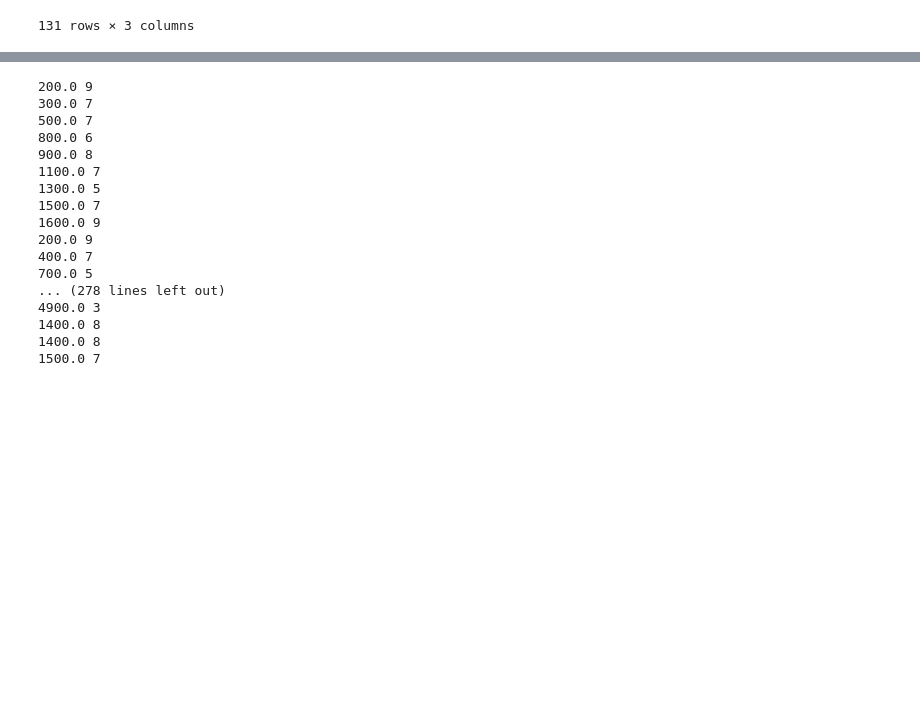
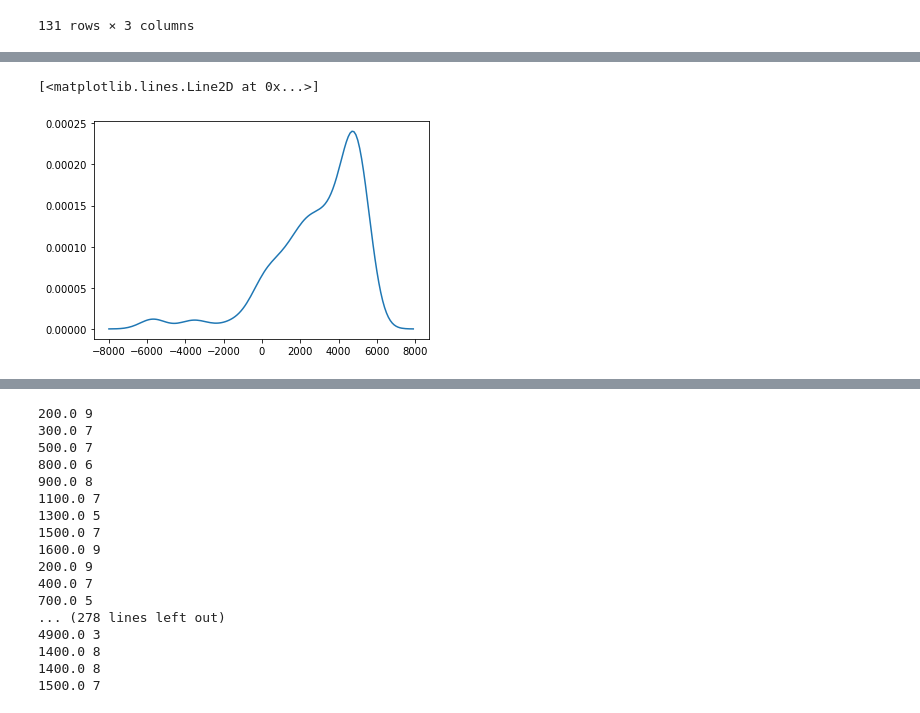
Before and after one commit to TobiasW1891/CSH_Project, a Jupyter notebook: Relationship to Previous Polity.ipynb, the cells around one changed output, grey strips where cells are left out. Saved outputs shown, nothing was run; the diff lists cells and outputs as text; code cells hidden in the pictures; blank space fills up the shorter version.

```diff
--- a/Relationship to Previous Polity.ipynb
+++ b/Relationship to Previous Polity.ipynb
@@ -438,0 +471,14 @@ Changes_FrequencyTable
+# %%
+def FT_to_Hist(df, Scale = 1):
+    # Takes a frequency table
+    # Scales the frequencies with Scale
+    # takes the Gaussian floor function
+    # and turns the frequency table into a list of events, e.g.
+    # A with Frequency 2 and Scaling 2 is turned into [A, A, A, A]
+    NP = df.to_numpy()
+    Output = list()
+    for i in range(df.shape[0]): # go through all lines
+        freq = int(NP[i,1] * Scale)
+        for j in range(freq): # append as often to the list as "Frequency * Scale"
+            Output.append(NP[i,0])
+    return(Output)
@@ -438,0 +492,10 @@ Changes_FrequencyTable
+# %%
+Normed_Changes_List = FT_to_Hist(Changes_FrequencyTable[["RelTime", "NormedChanges"]],
+                                 Scale = 10)
+KDE_normed_changes = gaussian_kde(Normed_Changes_List)
+yearrange = np.arange(-8000,8000,100)
+kde_normed_changes = KDE_normed_changes(yearrange)
+plt.plot(yearrange, kde_normed_changes)
+# %% [output]
+[<matplotlib.lines.Line2D at 0x...>]
+[figure, added]
```
Also changed, not shown: parts of 44 cells of this notebook.
